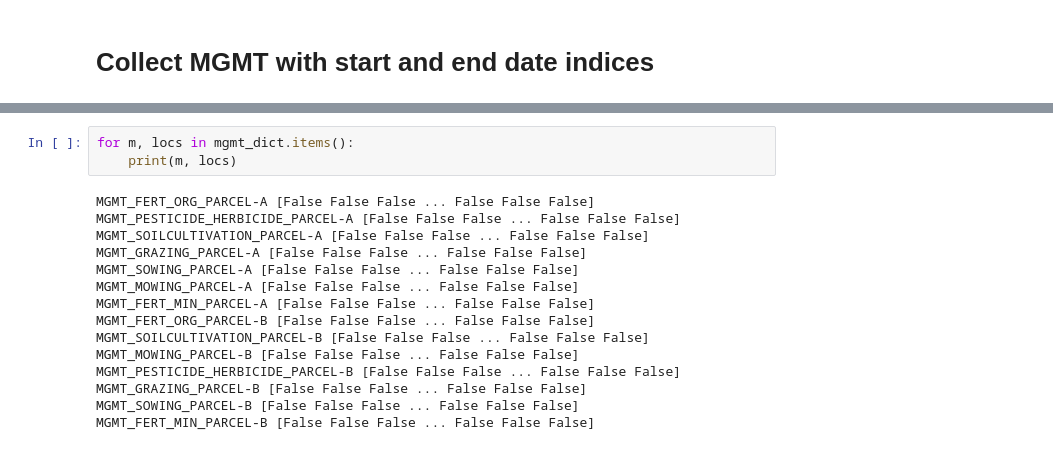
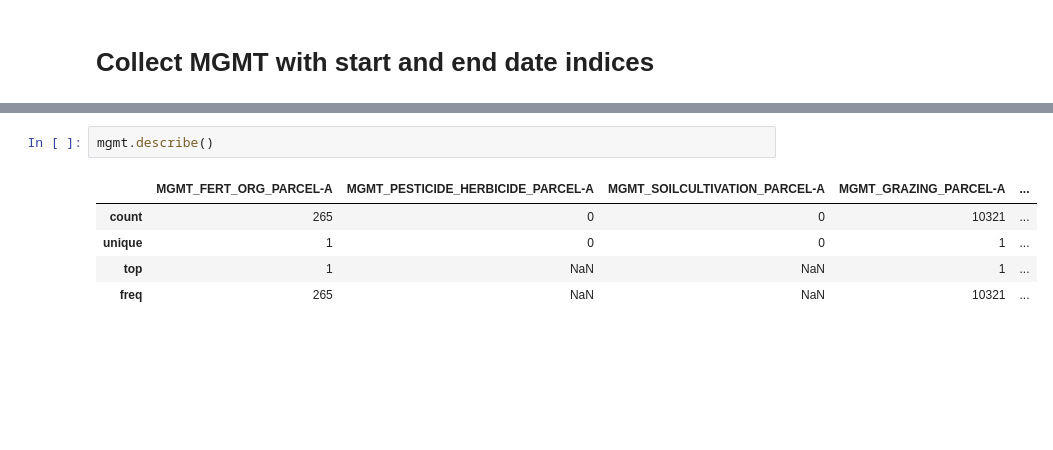
Before and after one commit to holukas/dataset_cha_fp2024_2005-2023, a Jupyter notebook: notebooks/15_MANAGEMENT/read.ipynb, the cells around one changed output, grey strips where cells are left out. Saved outputs shown, nothing was run; the diff lists cells and outputs as text; blank space fills up the shorter version.

```diff
--- a/notebooks/15_MANAGEMENT/read.ipynb
+++ b/notebooks/15_MANAGEMENT/read.ipynb
@@ -349,19 +367,9 @@ MGMT_FERT_ORG_PARCEL-B
 # %%
-for m, locs in mgmt_dict.items():
-    print(m, locs)
+mgmt.describe()
 # %% [output]
-MGMT_FERT_ORG_PARCEL-A [False False False ... False False False]
-MGMT_PESTICIDE_HERBICIDE_PARCEL-A [False False False ... False False False]
-MGMT_SOILCULTIVATION_PARCEL-A [False False False ... False False False]
-MGMT_GRAZING_PARCEL-A [False False False ... False False False]
-MGMT_SOWING_PARCEL-A [False False False ... False False False]
-MGMT_MOWING_PARCEL-A [False False False ... False False False]
-MGMT_FERT_MIN_PARCEL-A [False False False ... False False False]
-MGMT_FERT_ORG_PARCEL-B [False False False ... False False False]
-MGMT_SOILCULTIVATION_PARCEL-B [False False False ... False False False]
-MGMT_MOWING_PARCEL-B [False False False ... False False False]
-MGMT_PESTICIDE_HERBICIDE_PARCEL-B [False False False ... False False False]
-MGMT_GRAZING_PARCEL-B [False False False ... False False False]
-MGMT_SOWING_PARCEL-B [False False False ... False False False]
-MGMT_FERT_MIN_PARCEL-B [False False False ... False False False]
+|  | MGMT_FERT_ORG_PARCEL-A | MGMT_PESTICIDE_HERBICIDE_PARCEL-A | MGMT_SOILCULTIVATION_PARCEL-A | MGMT_GRAZING_PARCEL-A | ... |
+| count | 265 | 0 | 0 | 10321 | ... |
+| unique | 1 | 0 | 0 | 1 | ... |
+| top | 1 | NaN | NaN | 1 | ... |
+| freq | 265 | NaN | NaN | 10321 | ... |
 # %%
```
Also changed, not shown: parts of 9 cells of this notebook.
